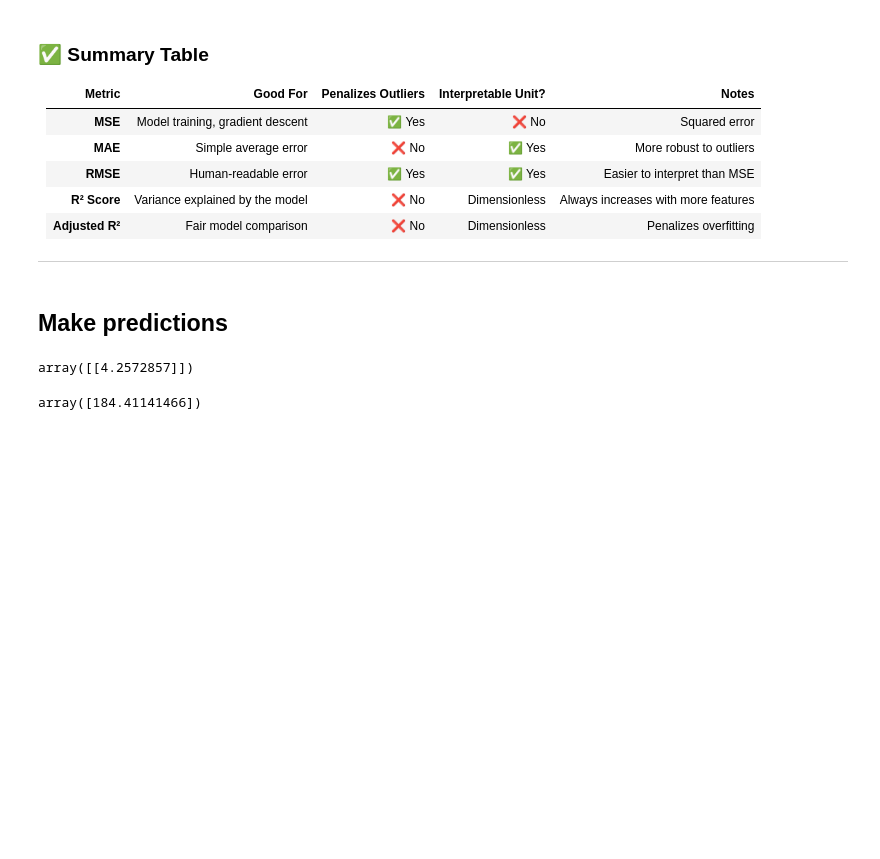
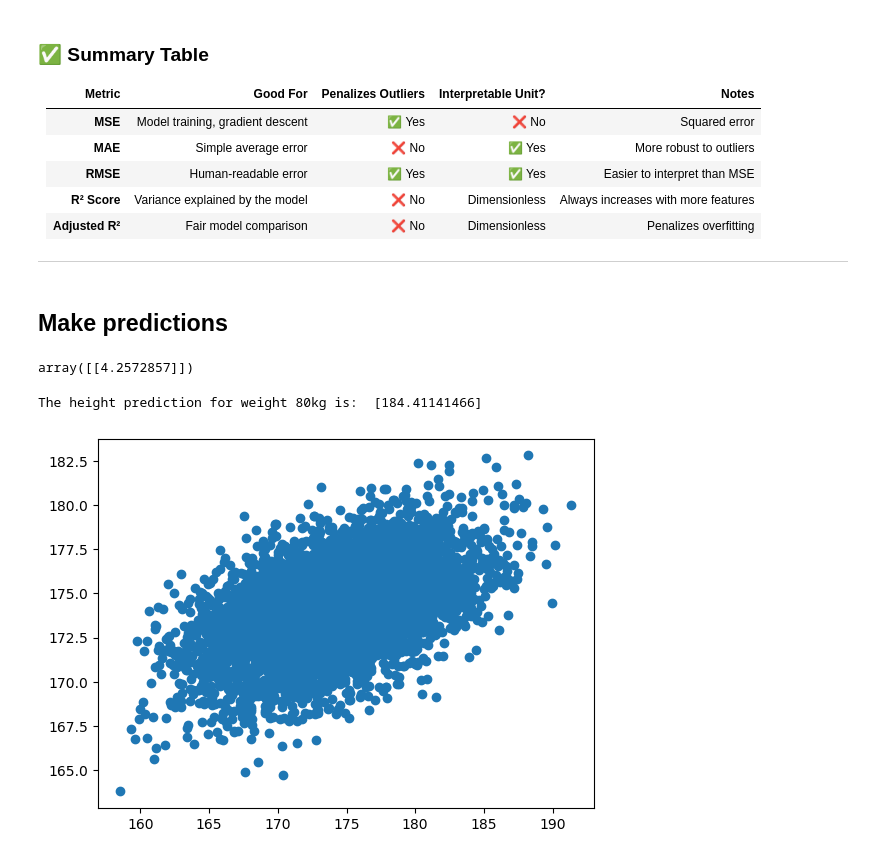
Before and after one commit to DanielEXT10/DataScience, a Jupyter notebook: SLR/SimpleLR.ipynb, the cells around one changed output. Drawn from its saved outputs; the diff is of its cells as text; code cells hidden in the pictures; blank space fills up the shorter version.

```diff
--- a/SLR/SimpleLR.ipynb
+++ b/SLR/SimpleLR.ipynb
@@ -379,7 +379,12 @@ scaled_weight = scaler.transform([[80]])
 scaled_weight
 # %% [output]
 array([[4.2572857]])
-# %%
-regressor.predict([scaled_weight[0]])
-# %% [output]
-array([184.41141466])
+# %%
+print('The height prediction for weight 80kg is: ',regressor.predict([scaled_weight[0]]))
+# %% [output]
+The height prediction for weight 80kg is:  [184.41141466]
+# %%
+plt.scatter(y_test,y_pred_test)
+plt.show()
+# %% [output]
+[figure, added]
```
Also changed, not shown: parts of 4 cells of this notebook.
